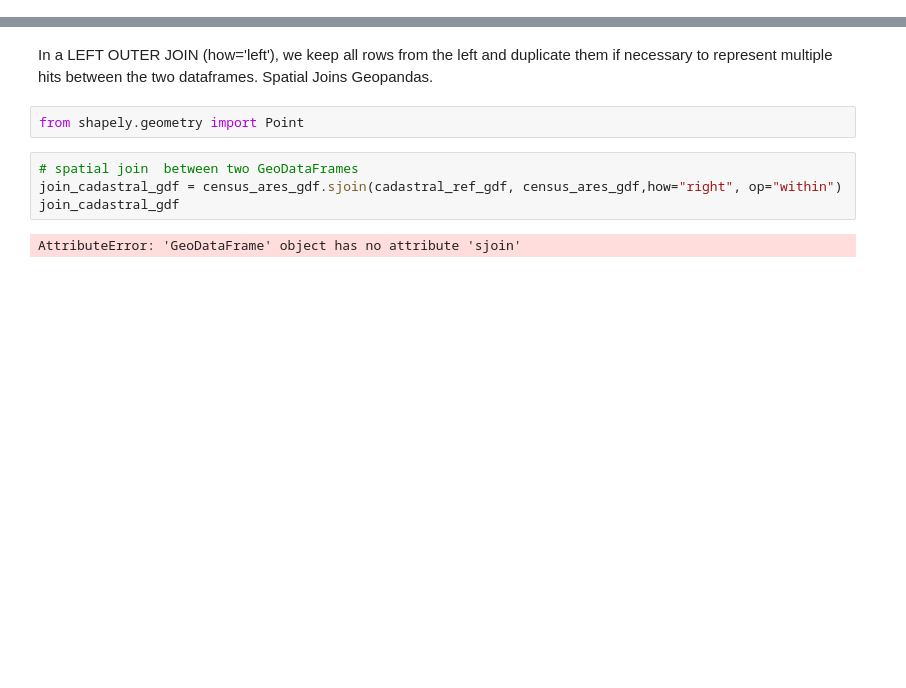
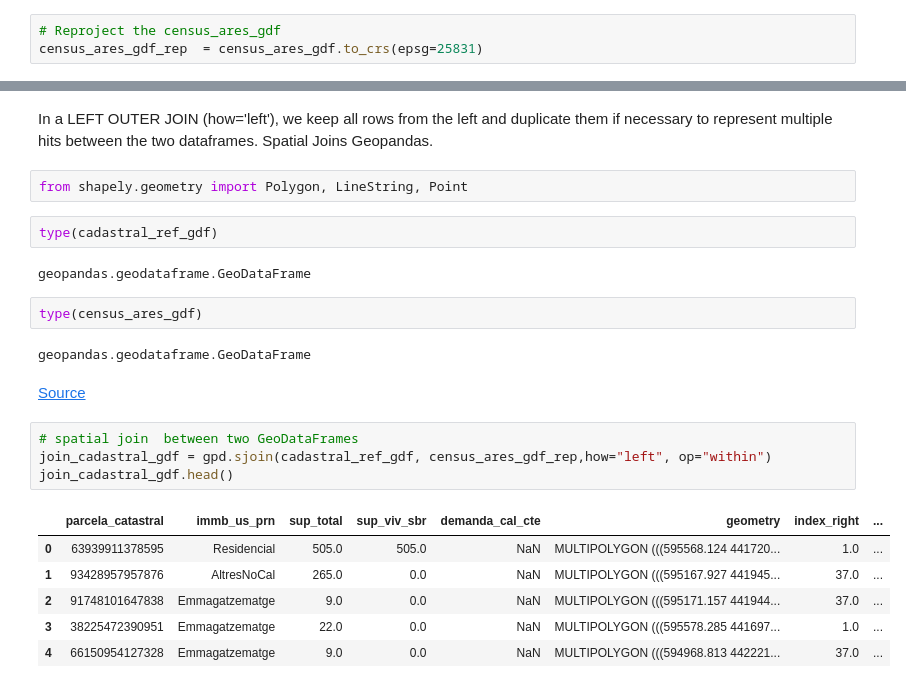
Before and after one commit to JosepAnSabate/Data-analysis, a Jupyter notebook: test_gis.ipynb, the cells around one changed output, grey strips where cells are left out. Drawn from its saved outputs; the diff is of its cells as text; blank space fills up the shorter version.

```diff
--- a/test_gis.ipynb
+++ b/test_gis.ipynb
@@ -99,0 +156,3 @@ https://geopandas.org/en/stable/docs/user_guide/mergingdata.html
+# %%
+# Reproject the census_ares_gdf
+census_ares_gdf_rep  = census_ares_gdf.to_crs(epsg=25831)
@@ -100,10 +163,25 @@ https://geopandas.org/en/stable/docs/user_guide/mergingdata.html
 # %% [markdown]
 In a LEFT OUTER JOIN (how='left'), we keep all rows from the left and duplicate them if necessary to represent multiple hits between the two dataframes. Spatial Joins Geopandas.
 # %%
-from shapely.geometry import Point
+from shapely.geometry import Polygon, LineString, Point
+# %%
+type(cadastral_ref_gdf)
+# %% [output]
+geopandas.geodataframe.GeoDataFrame
+# %%
+type(census_ares_gdf)
+# %% [output]
+geopandas.geodataframe.GeoDataFrame
+# %% [markdown]
+[Source](https://github.com/JosepAnSabate/jupyter_maps/blob/main/earth_data_science/2_Vector_data_py/processing_vector_data/8_How%20to%20Join%20Attributes%20From%20One%20Shapefile%20to%20Another%20in%20Open%20Source%20Python%20Using%20Geopandas.ipynb)
 # %%
 # spatial join  between two GeoDataFrames
-join_cadastral_gdf = census_ares_gdf.sjoin(cadastral_ref_gdf, census_ares_gdf,how="right", op="within")
-join_cadastral_gdf
+join_cadastral_gdf = gpd.sjoin(cadastral_ref_gdf, census_ares_gdf_rep,how="left", op="within")
+join_cadastral_gdf.head()
 # %% [output]
-AttributeError: 'GeoDataFrame' object has no attribute 'sjoin'
+|  | parcela_catastral | immb_us_prn | sup_total | sup_viv_sbr | demanda_cal_cte | geometry | index_right | ... |
+| 0 | 63939911378595 | Residencial | 505.0 | 505.0 | NaN | MULTIPOLYGON (((595568.124 441720... | 1.0 | ... |
+| 1 | 93428957957876 | AltresNoCal | 265.0 | 0.0 | NaN | MULTIPOLYGON (((595167.927 441945... | 37.0 | ... |
+| 2 | 91748101647838 | Emmagatzematge | 9.0 | 0.0 | NaN | MULTIPOLYGON (((595171.157 441944... | 37.0 | ... |
+| 3 | 38225472390951 | Emmagatzematge | 22.0 | 0.0 | NaN | MULTIPOLYGON (((595578.285 441697... | 1.0 | ... |
+| 4 | 66150954127328 | Emmagatzematge | 9.0 | 0.0 | NaN | MULTIPOLYGON (((594968.813 442221... | 37.0 | ... |
```
Also changed, not shown: parts of 68 cells of this notebook, 12 other files.
